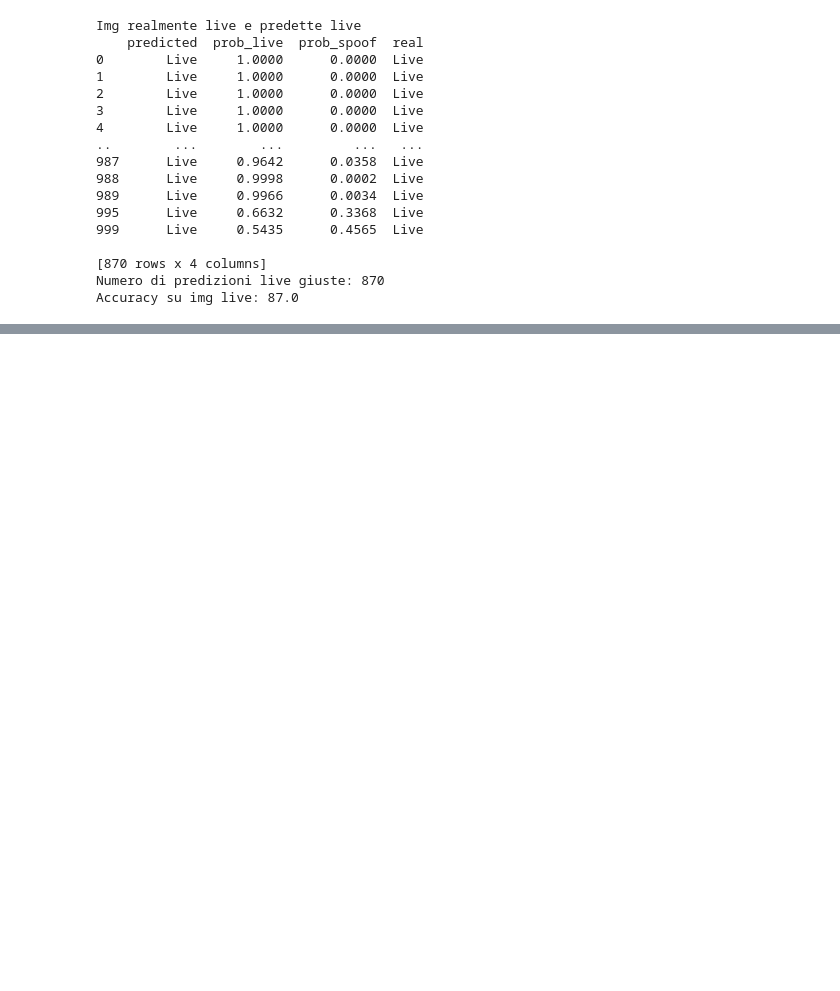
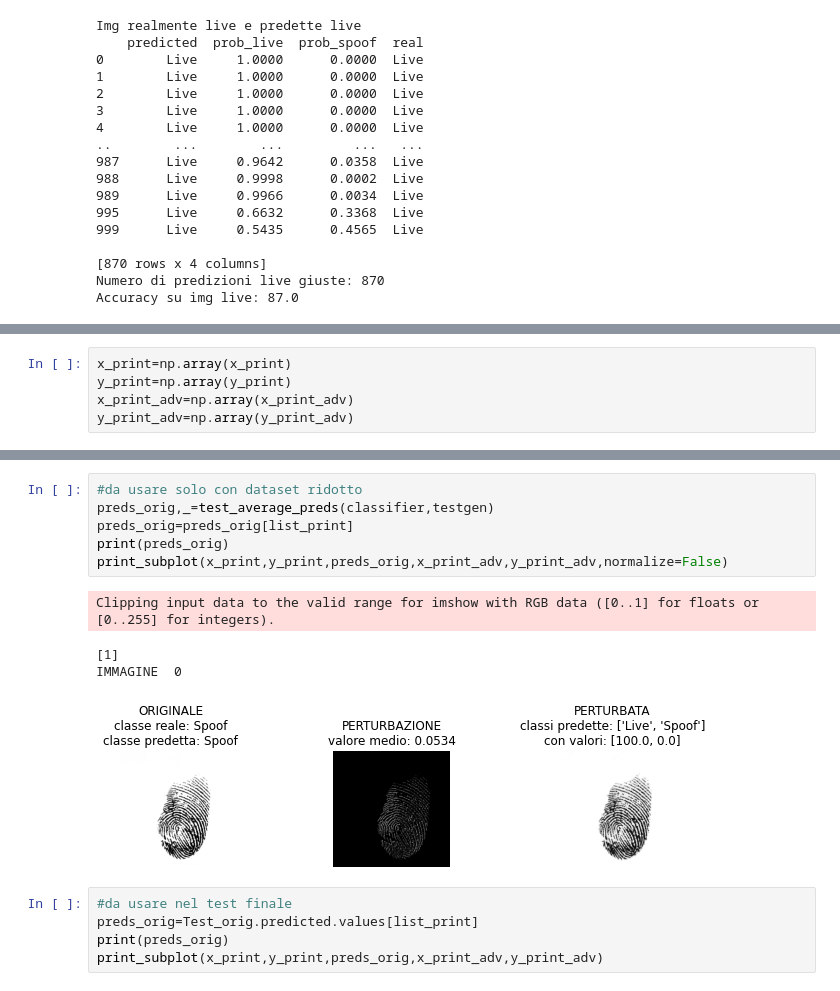
Before and after one commit to umbertogagl97/Tesi, a Jupyter notebook: Impronte/AttaccoScanner/Attacco_FGM_confidence_iter_final.ipynb, the cells around one changed output, grey strips where cells are left out. Saved outputs shown, nothing was run; the diff lists cells and outputs as text; blank space fills up the shorter version.

Commit message:
Inserite maschere e perturbazioni B&W ad ogni canale dlel'immagine

```diff
--- a/Impronte/AttaccoScanner/Attacco_FGM_confidence_iter_final.ipynb
+++ b/Impronte/AttaccoScanner/Attacco_FGM_confidence_iter_final.ipynb
@@ -1108,0 +1235,5 @@ plt.imshow(x_test_adv[0].numpy().transpose(1,2,0))
+# %%
+x_print=np.array(x_print)
+y_print=np.array(y_print)
+x_print_adv=np.array(x_print_adv)
+y_print_adv=np.array(y_print_adv)
@@ -1108,0 +1244,16 @@ plt.imshow(x_test_adv[0].numpy().transpose(1,2,0))
+# %%
+#da usare solo con dataset ridotto
+preds_orig,_=test_average_preds(classifier,testgen)
+preds_orig=preds_orig[list_print]
+print(preds_orig)
+print_subplot(x_print,y_print,preds_orig,x_print_adv,y_print_adv,normalize=False)
+# %% [output]
+Clipping input data to the valid range for imshow with RGB data ([0..1] for floats or [0..255] for integers).
+[1]
+IMMAGINE  0
+[figure, added]
+# %%
+#da usare nel test finale
+preds_orig=Test_orig.predicted.values[list_print]
+print(preds_orig)
+print_subplot(x_print,y_print,preds_orig,x_print_adv,y_print_adv)
```
Also changed, not shown: parts of 18 cells of this notebook.
